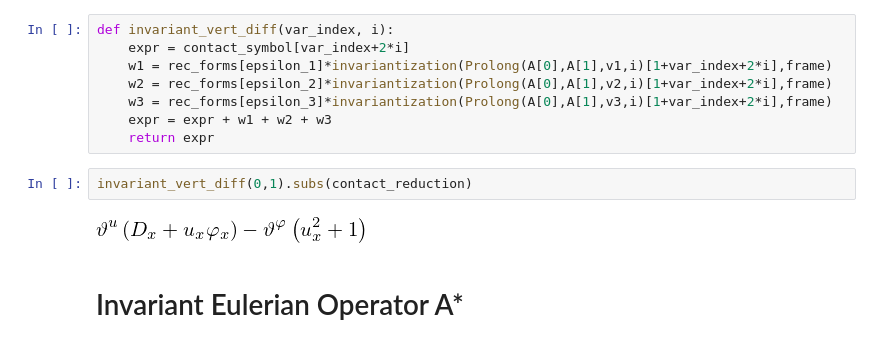
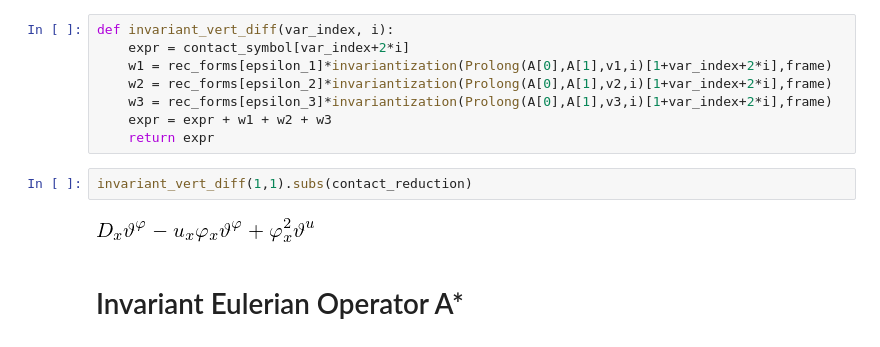
Before and after one commit to broom010/Lie_Symmetry, a Jupyter notebook: Invariant Euler Lagrange - refresh 1.ipynb, the cells around one changed output. Saved outputs shown, nothing was run; the diff lists cells and outputs as text.

```diff
--- a/Invariant Euler Lagrange - refresh 1.ipynb
+++ b/Invariant Euler Lagrange - refresh 1.ipynb
@@ -206,9 +206,9 @@ def invariant_vert_diff(var_index, i):
     expr = expr + w1 + w2 + w3
     return expr
 # %%
-invariant_vert_diff(0,1).subs(contact_reduction)
+invariant_vert_diff(1,1).subs(contact_reduction)
 # %% [output]
-[figure, old version]
+[figure, new version]
 # %% [markdown]
 # Invariant Eulerian Operator A*
 # %%
```
Also changed, not shown: parts of 3 cells of this notebook, 2 other files.
